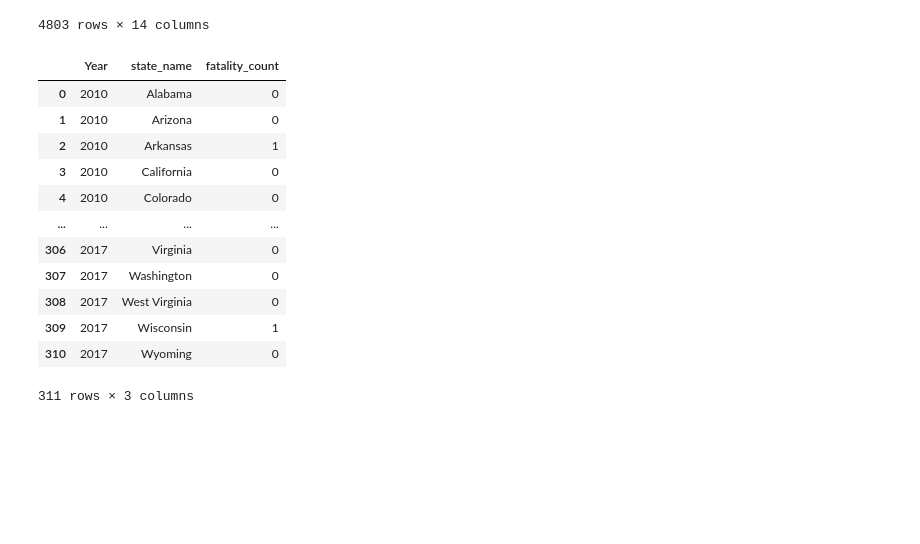
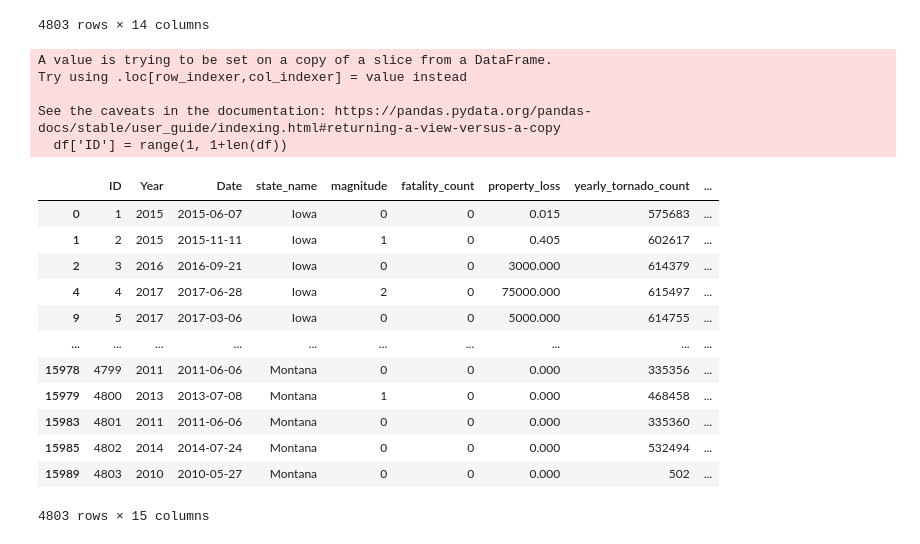
Before and after one commit to 2svelte/project, a Jupyter notebook: Assignment 2/pandas - cleaning data/tornado path.ipynb, the cells around one changed output. Saved outputs shown, nothing was run; the diff lists cells and outputs as text; code cells hidden in the pictures; blank space fills up the shorter version.

```diff
--- a/Assignment 2/pandas - cleaning data/tornado path.ipynb
+++ b/Assignment 2/pandas - cleaning data/tornado path.ipynb
@@ -137,20 +137,3 @@ df
 | 15985 | 2014 | 2014-07-24 | Montana | 0 | 0 | 0.000 | 532494 | ... |
 | 15989 | 2010 | 2010-05-27 | Montana | 0 | 0 | 0.000 | 502 | ... |
 4803 rows × 14 columns
-# %%
-df1 = df.groupby(['Year', 'state_name'])[['fatality_count']].sum().reset_index()
-df1
-# %% [output]
-|  | Year | state_name | fatality_count |
-| 0 | 2010 | Alabama | 0 |
-| 1 | 2010 | Arizona | 0 |
-| 2 | 2010 | Arkansas | 1 |
-| 3 | 2010 | California | 0 |
-| 4 | 2010 | Colorado | 0 |
-| ... | ... | ... | ... |
-| 306 | 2017 | Virginia | 0 |
-| 307 | 2017 | Washington | 0 |
-| 308 | 2017 | West Virginia | 0 |
-| 309 | 2017 | Wisconsin | 1 |
-| 310 | 2017 | Wyoming | 0 |
-311 rows × 3 columns
@@ -158,0 +140,23 @@ df_to_csv = df.to_csv(r"C:\Users\Nadia\Desktop\UNI\3179\current sem\Assignment 2
+# %%
+df['ID'] = range(1, 1+len(df))
+df = df[['ID'] + [x for x in df.columns if x != 'ID']]
+df
+# %% [output]
+A value is trying to be set on a copy of a slice from a DataFrame.
+Try using .loc[row_indexer,col_indexer] = value instead
+
+See the caveats in the documentation: https://pandas.pydata.org/pandas-docs/stable/user_guide/indexing.html#returning-a-view-versus-a-copy
+  df['ID'] = range(1, 1+len(df))
+|  | ID | Year | Date | state_name | magnitude | fatality_count | property_loss | yearly_tornado_count | ... |
+| 0 | 1 | 2015 | 2015-06-07 | Iowa | 0 | 0 | 0.015 | 575683 | ... |
+| 1 | 2 | 2015 | 2015-11-11 | Iowa | 1 | 0 | 0.405 | 602617 | ... |
+| 2 | 3 | 2016 | 2016-09-21 | Iowa | 0 | 0 | 3000.000 | 614379 | ... |
+| 4 | 4 | 2017 | 2017-06-28 | Iowa | 2 | 0 | 75000.000 | 615497 | ... |
+| 9 | 5 | 2017 | 2017-03-06 | Iowa | 0 | 0 | 5000.000 | 614755 | ... |
+| ... | ... | ... | ... | ... | ... | ... | ... | ... | ... |
+| 15978 | 4799 | 2011 | 2011-06-06 | Montana | 0 | 0 | 0.000 | 335356 | ... |
+| 15979 | 4800 | 2013 | 2013-07-08 | Montana | 1 | 0 | 0.000 | 468458 | ... |
+| 15983 | 4801 | 2011 | 2011-06-06 | Montana | 0 | 0 | 0.000 | 335360 | ... |
+| 15985 | 4802 | 2014 | 2014-07-24 | Montana | 0 | 0 | 0.000 | 532494 | ... |
+| 15989 | 4803 | 2010 | 2010-05-27 | Montana | 0 | 0 | 0.000 | 502 | ... |
+4803 rows × 15 columns
```
Also changed, not shown: parts of 6 cells of this notebook, 2 other files.
